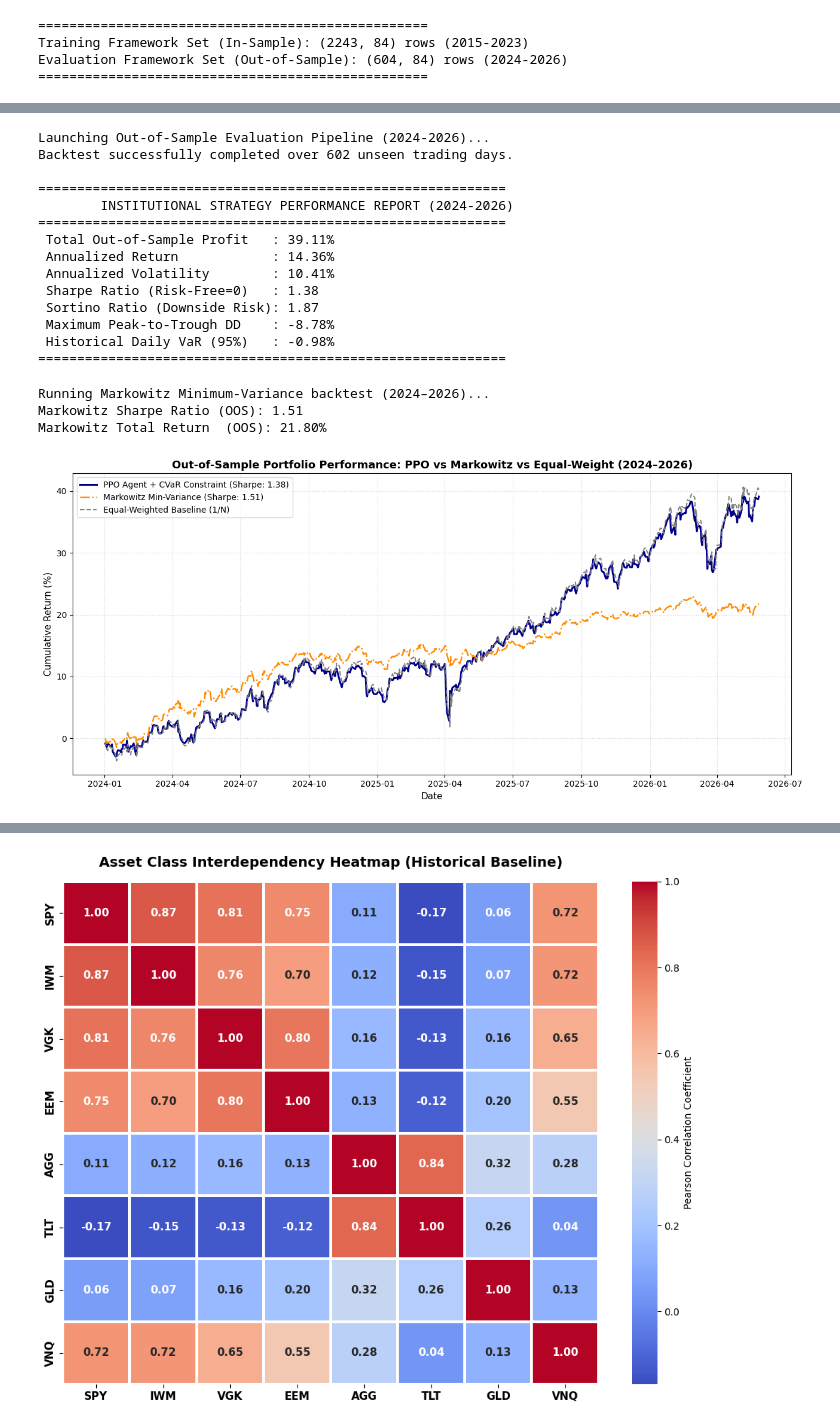
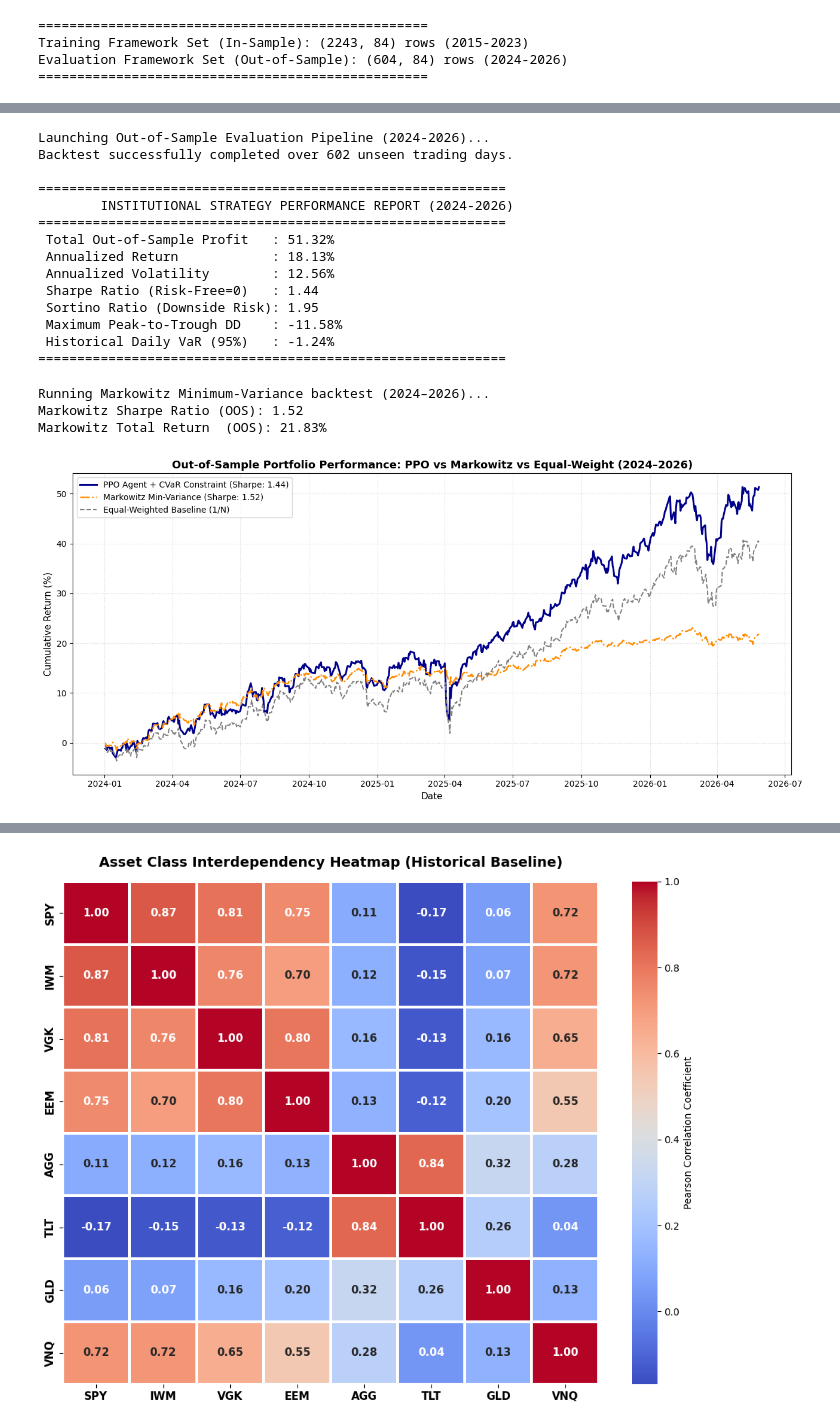
Before and after one commit to hellothurein/WQU-MScFE-690-Portfolio-Optimization, a Jupyter notebook: 8_selected_ETF_Capstone_Project.ipynb, the cells around one changed output, grey strips where cells are left out. Cells and saved outputs as stored; diff of their text form; code cells hidden in the pictures.

Commit message:
Created using Colab, updated with timesteps.

```diff
--- a/8_selected_ETF_Capstone_Project.ipynb
+++ b/8_selected_ETF_Capstone_Project.ipynb
@@ -388,7 +388,8 @@ model = PPO(
 print("\nCommencing Deep Policy training over 500,000 environmental timesteps...")
 print("This allows the agent to navigate hundreds of simulated market cycles...\n")
 
-model.learn(total_timesteps=500000)
+# model.learn(total_timesteps=500000)
+model.learn(total_timesteps=2000000)
 
 print("\n"+"="*50)
 print("POLICY CONVERGENCE VERIFIED: SAVING TRAINED WEIGHTS")
@@ -511,13 +512,13 @@ Backtest successfully completed over 602 unseen trading days.
 ============================================================
         INSTITUTIONAL STRATEGY PERFORMANCE REPORT (2024-2026)
 ============================================================
- Total Out-of-Sample Profit   : 39.11%
- Annualized Return            : 14.36%
- Annualized Volatility        : 10.41%
- Sharpe Ratio (Risk-Free=0)   : 1.38
- Sortino Ratio (Downside Risk): 1.87
- Maximum Peak-to-Trough DD    : -8.78%
- Historical Daily VaR (95%)   : -0.98%
+ Total Out-of-Sample Profit   : 51.32%
+ Annualized Return            : 18.13%
+ Annualized Volatility        : 12.56%
+ Sharpe Ratio (Risk-Free=0)   : 1.44
+ Sortino Ratio (Downside Risk): 1.95
+ Maximum Peak-to-Trough DD    : -11.58%
+ Historical Daily VaR (95%)   : -1.24%
 ============================================================
 # %%
 
@@ -559,18 +560,7 @@ def compute_minimum_variance_weights(historical_returns):
 
 
 def backtest_markowitz(raw_log_returns_df, train_end_date, lookback_days=252):
-    """
-    Runs a walk-forward out-of-sample backtest of the minimum-variance strategy.
-    Rebalances daily using the previous 252 trading days of returns.
 
-    Parameters:
-        raw_log_returns_df : DataFrame of log returns for all assets (full history)
-        train_end_date     : str, e.g. '2023-12-31' — test starts the day after
-        lookback_days      : rolling window for covariance estimation (default: 252)
-
-    Returns:
-        pd.Series of daily out-of-sample returns aligned to the test period
-    """
     all_returns = raw_log_returns_df.values
     all_dates = raw_log_returns_df.index
 
@@ -639,36 +629,36 @@ plt.figure(figsize=(13, 6))
 
 plt.plot(
     returns_series.index, cumulative_returns * 100,
     label=f'PPO Agent + CVaR Constraint (Sharpe: {sharpe_ratio:.2f})',
     color='darkblue', lw=2.2
 )
 plt.plot(
     returns_series.index, cumulative_markowitz * 100,
     label=f'Markowitz Min-Variance (Sharpe: {mv_sharpe:.2f})',
     color='darkorange', linestyle='-.', lw=1.8
 )
 plt.plot(
     returns_series.index, cumulative_equal_weight * 100,
     label='Equal-Weighted Baseline (1/N)',
     color='gray', linestyle='--', lw=1.5
 )
 
 plt.title(
     'Out-of-Sample Portfolio Performance: PPO vs Markowitz vs Equal-Weight (2024–2026)',
     fontsize=13, fontweight='bold'
 )
 plt.xlabel('Date', fontsize=11)
 plt.ylabel('Cumulative Return (%)', fontsize=11)
 plt.legend(fontsize=10, loc='upper left')
 plt.grid(True, linestyle=':', alpha=0.55)
 plt.tight_layout()
 plt.savefig('three_way_equity_curve.png', dpi=300)
 plt.show()
 # %% [output]
 Running Markowitz Minimum-Variance backtest (2024–2026)...
-Markowitz Sharpe Ratio (OOS): 1.51
-Markowitz Total Return  (OOS): 21.80%
+Markowitz Sharpe Ratio (OOS): 1.52
+Markowitz Total Return  (OOS): 21.83%
-[figure, old version]
+[figure, new version]
 # %%
 import matplotlib.pyplot as plt
 
```
Also changed, not shown: parts of 6 cells of this notebook.
